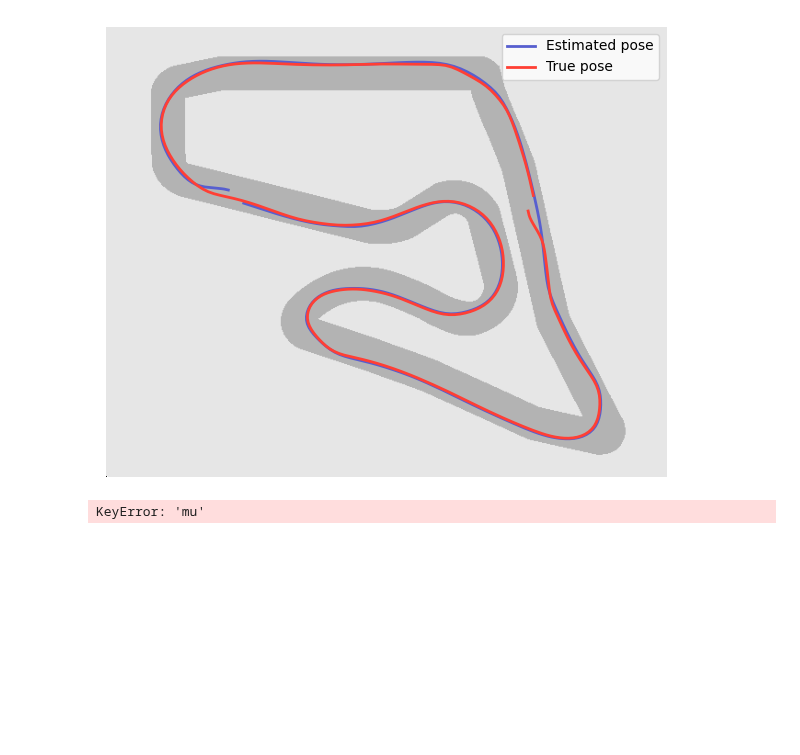
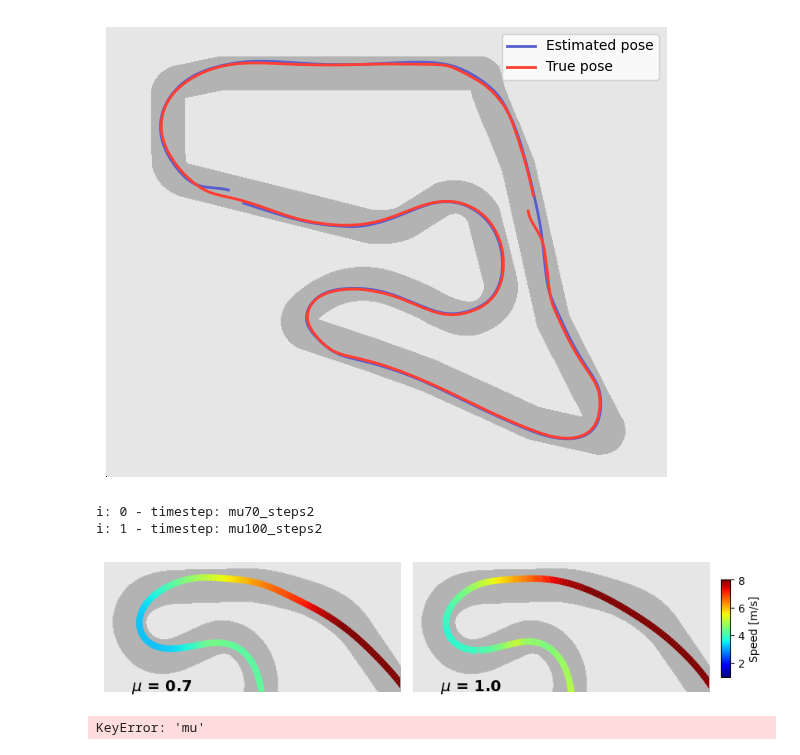
Before and after one commit to BDEvan5/f1tenth_benchmarks, a Jupyter notebook: Notebooks/frequency_investigation.ipynb, the cells around one changed output. Saved outputs shown, nothing was run; the diff lists cells and outputs as text; code cells hidden in the pictures; blank space fills up the shorter version.

```diff
--- a/Notebooks/frequency_investigation.ipynb
+++ b/Notebooks/frequency_investigation.ipynb
@@ -354,6 +354,66 @@ plt.tight_layout()
 # plt.savefig(f"{save_path}path_comparison_{map_name}.pdf", bbox_inches='tight')
 # %% [output]
 [figure]
+# %%
+
+planner = "FullStackPP"
+test_ids = ["mu70_steps2", "mu100_steps2"]
+from f1tenth_sim.utils.MapData import MapData
+
+map_name = "gbr"
+map_data = MapData(map_name)
+
+lap_n = 0
+
+lap_dfs = []
+for i, test_id in enumerate(test_ids):
+    data = np.load(f"Logs/{planner}/RawData_{test_id}/SimLog_{map_name}_{lap_n}.npy")[1:, :] #remove first repeated entry
+    df = pd.DataFrame(data, columns=["x", "y", "steer", "speed", "yaw", "yaw_rate", "slip", "steer_a", "speed_a", "progress"])
+
+    df["test_id"] = test_id
+
+    lap_dfs.append(df)
+
+lap_df = pd.concat(lap_dfs)
+lap_df.dropna(inplace=True)
+# print(lap_df.head())
+
+
+fig, axs = plt.subplots(1, len(test_ids), figsize=(8, 2.5), sharex=True, sharey=True)
+for i in range(len(test_ids)):
+    print(f"i: {i} - timestep: {test_ids[i]}")
+    plt.sca(axs[i])
+    map_data.plot_map_img()
+
+    df = lap_df[lap_df['test_id'] == test_ids[i]]
+
+    xs, ys = map_data.xy2rc(df.x, df.y)
+    pts = np.array([xs, ys]).T.reshape(-1, 1, 2)
+    segments = np.concatenate([pts[:-1], pts[1:]], axis=1)
+    norm = plt.Normalize(1, 8)
+    lc = LineCollection(segments, cmap='jet', norm=norm)
+    lc.set_array(df.speed.values)
+    lc.set_linewidth(6)
+    line = plt.gca().add_collection(lc)
+
+    plt.axis('off')
+    axs[i].set_aspect('equal')
+    plt.xlim(840, 1160)
+    plt.ylim(720, 860)
+
+axs[0].text(870, 722, "$\mu$ = 0.7", fontsize=14, fontdict={'weight': 'bold'})
+axs[1].text(870, 722, "$\mu$ = 1.0", fontsize=14, fontdict={'weight': 'bold'})
+
+ax = plt.gca()
+cax = fig.add_axes([ax.get_position().x1+0.1, ax.get_position().y0, 0.015, ax.get_position().height])
+plt.colorbar(line, cax=cax, label="Speed [m/s]", ticks=[2, 4, 6, 8])
+plt.tight_layout()
+
+plt.savefig(f"{save_path}trajectory_mu_comparison_{map_name}.pdf", bbox_inches='tight')
+# %% [output]
+i: 0 - timestep: mu70_steps2
+i: 1 - timestep: mu100_steps2
+[figure, added]
 # %%
 plot_map = "mco"
 map_data = MapData(plot_map)
```
Also changed, not shown: 8 other files.
